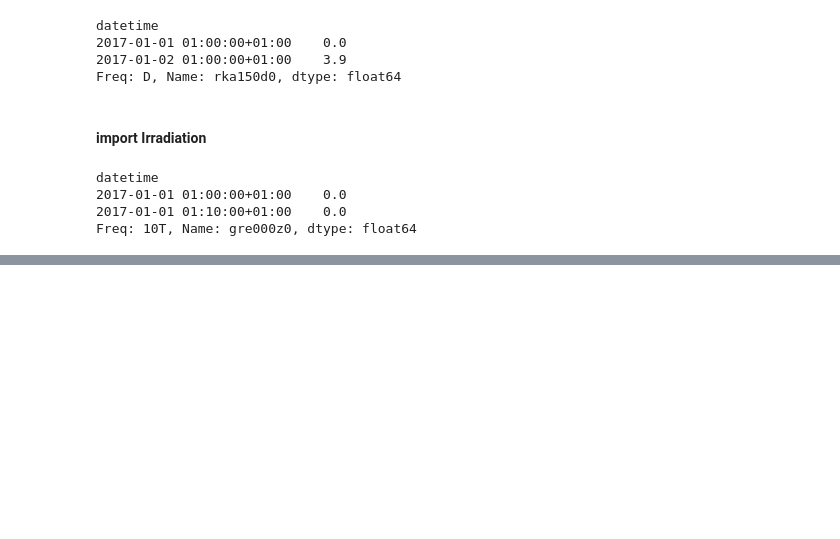
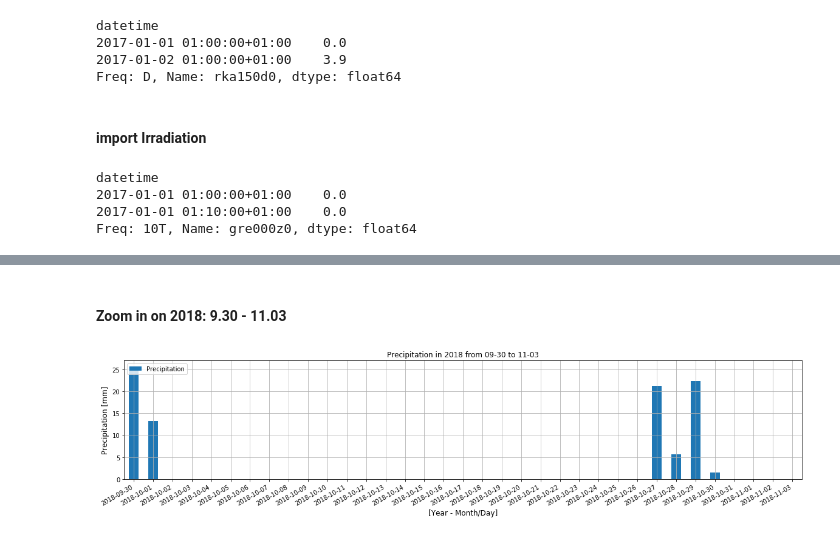
Before and after one commit to ahorv/python_scripts, a Jupyter notebook: assessment/rainless_days_assessment.ipynb, the cells around one changed output, grey strips where cells are left out. Cells and saved outputs as stored; diff of their text form; code cells hidden in the pictures; blank space fills up the shorter version.

```diff
--- a/assessment/rainless_days_assessment.ipynb
+++ b/assessment/rainless_days_assessment.ipynb
@@ -65,0 +120,25 @@ Freq: 10T, Name: gre000z0, dtype: float64
+# %% [markdown]
+#### Zoom in on 2018: 9.30 - 11.03
+# %%
+year = '2018-'
+s_day = '09-30' # beginning of observation
+e_day = '11-03' # end of observation
+start = year + s_day
+end   = year + e_day
+
+df = df_precip.loc[start:end]
+
+fig = plt.figure(1, figsize=(20,4))
+df.plot(kind='bar',label='Precipitation')
+
+plt.xlabel('[Year - Month/Day]', fontsize=12)
+plt.ylabel('Precipitation [mm]', fontsize=12)
+plt.legend(loc='upper left')
+plt.grid(b=None, which='major', axis='both')
+plt.title('Precipitation in {} from {} to {}'.format(year.strip('-'),s_day,e_day))
+
+fig.autofmt_xdate()
+frmt = df.index.to_series().dt.strftime("%Y-%m-%d")
+plt.gca().xaxis.set_major_formatter(plt.FixedFormatter(frmt))
+# %% [output]
+[figure, added]
```
Also changed, not shown: parts of 12 cells of this notebook.
